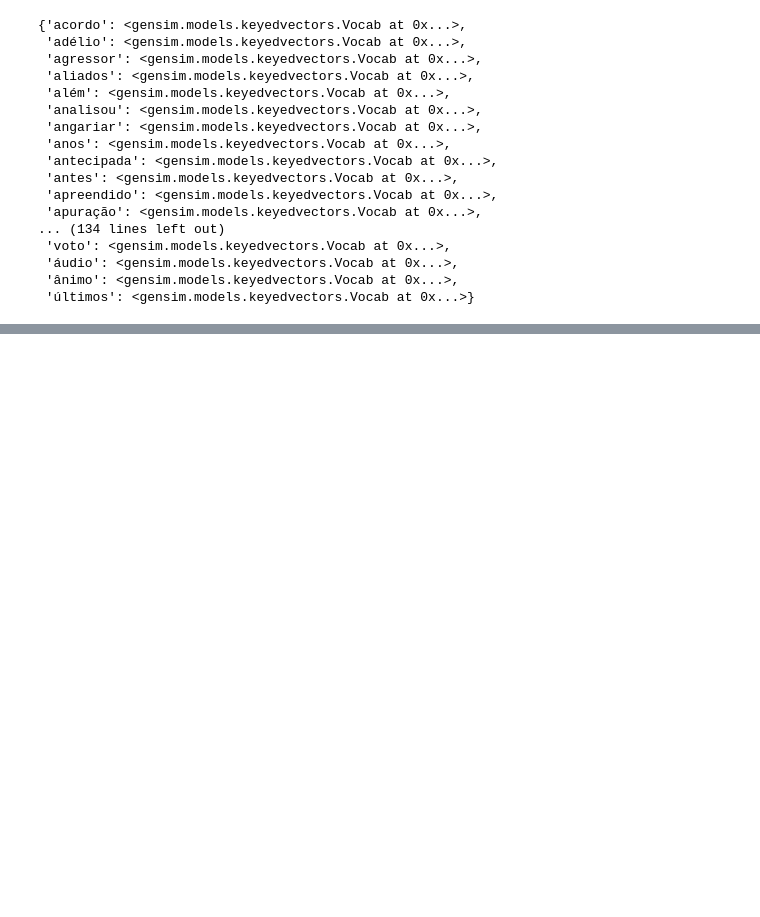
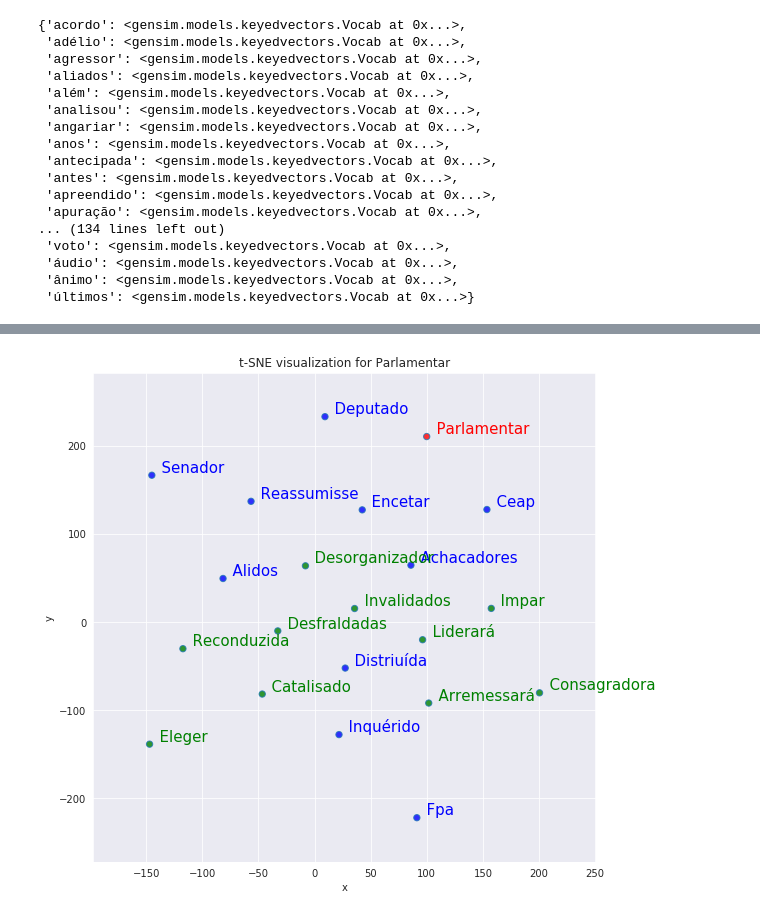
Before and after one commit to ivynasantino/vies-discursos-deputados, a Jupyter notebook: reports/discursos_w2v.ipynb, the cells around one changed output, grey strips where cells are left out. Saved outputs shown, nothing was run; the diff lists cells and outputs as text; code cells hidden in the pictures; blank space fills up the shorter version.

```diff
--- a/reports/discursos_w2v.ipynb
+++ b/reports/discursos_w2v.ipynb
@@ -261,0 +262,4 @@ tsnescatterplot(model, 'bolsonaro', [t[0] for t in model.wv.most_similar(positiv
+# %%
+tsnescatterplot(model, 'parlamentar', [t[0] for t in model.wv.most_similar(positive=["eleição"], topn=20)][10:])
+# %% [output]
+[figure, added]
```
Also changed, not shown: parts of 12 cells of this notebook.
